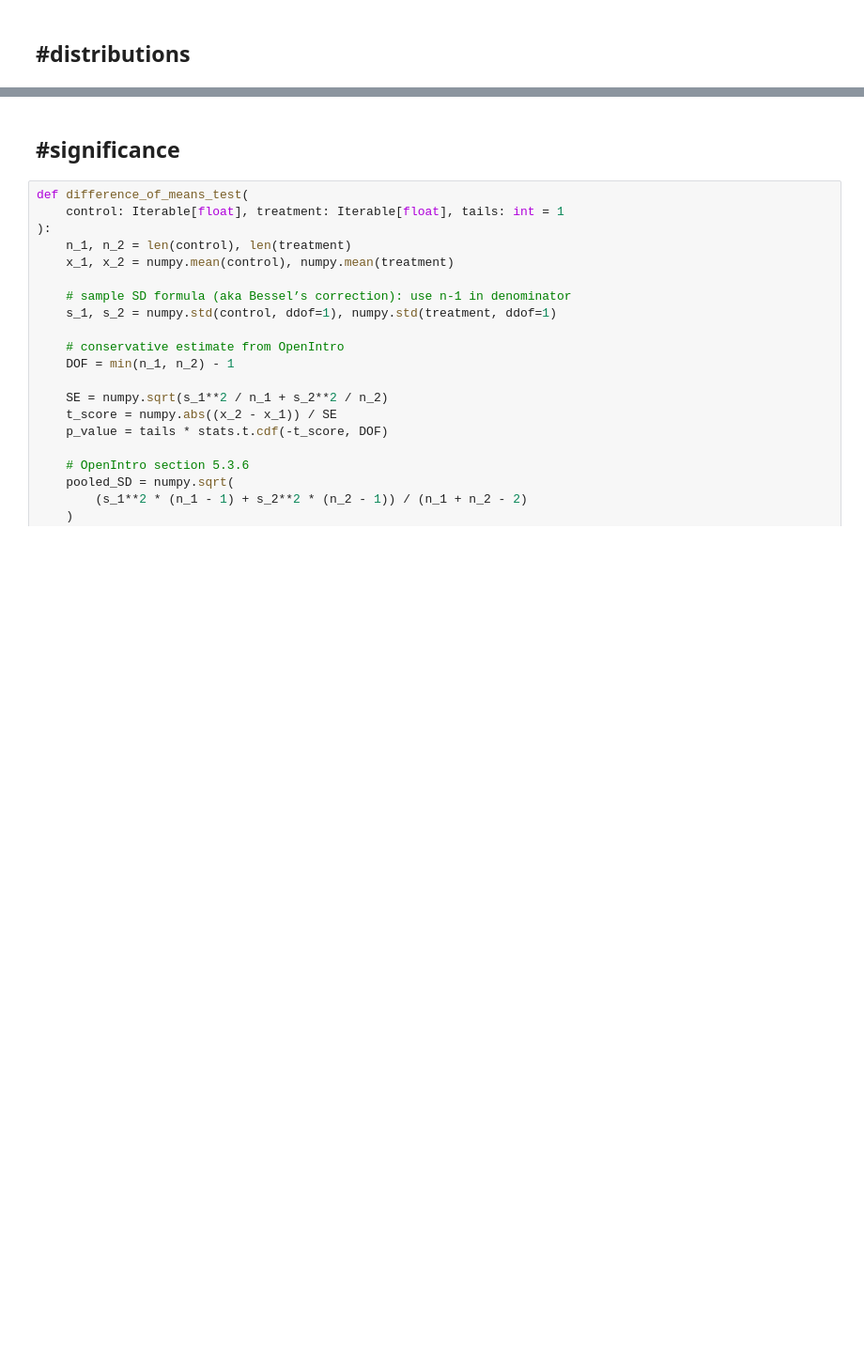
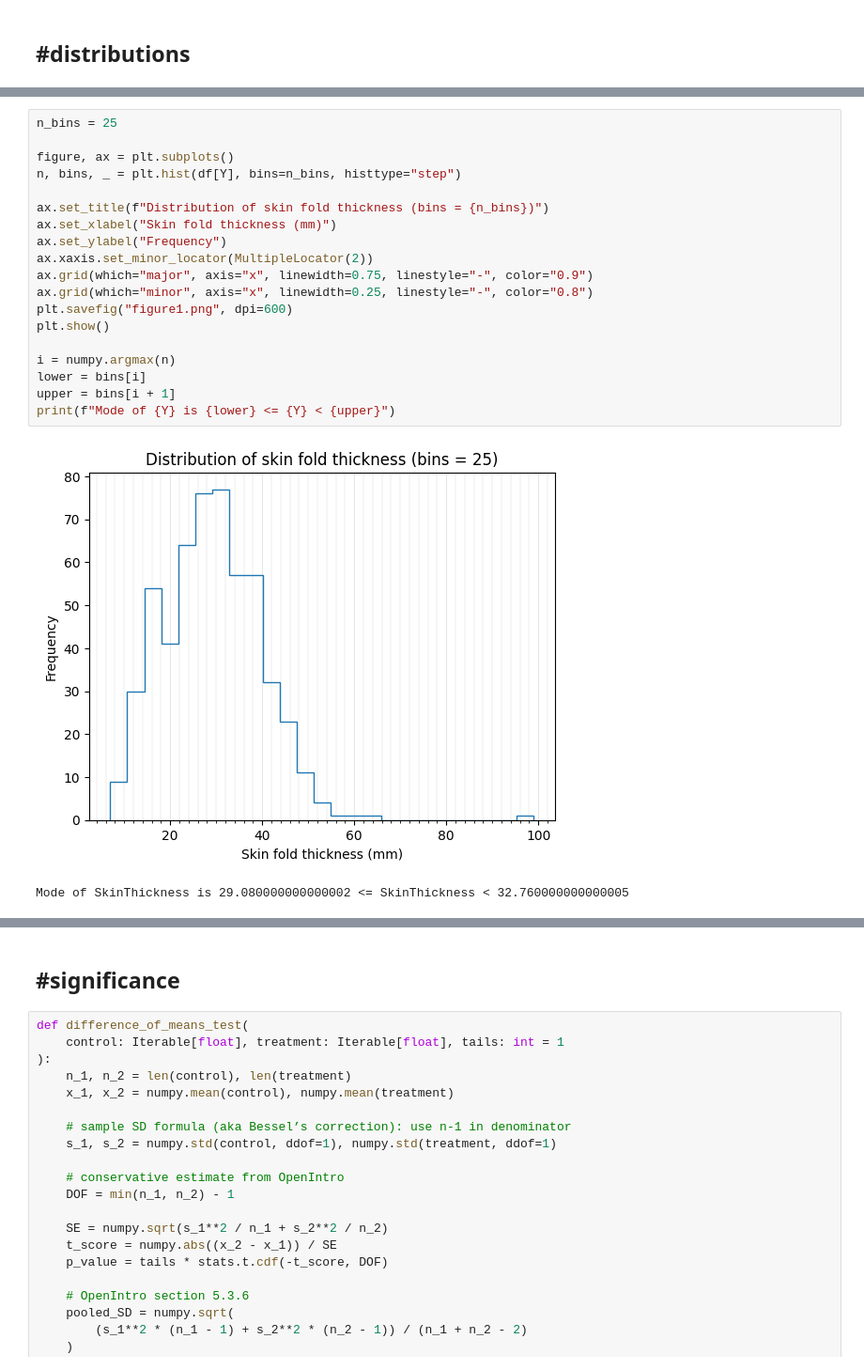
Before and after one commit to 000alen/cs50-statistical-inference, a Jupyter notebook: Alen.ipynb, the cells around one changed output, grey strips where cells are left out. Shown: that part at 94% size. Saved outputs shown, nothing was run; the diff lists cells and outputs as text; blank space fills up the shorter version.

```diff
--- a/Alen.ipynb
+++ b/Alen.ipynb
@@ -78,3 +103,25 @@ plt.show()
+# %%
+n_bins = 25
+
+figure, ax = plt.subplots()
+n, bins, _ = plt.hist(df[Y], bins=n_bins, histtype="step")
+
+ax.set_title(f"Distribution of skin fold thickness (bins = {n_bins})")
+ax.set_xlabel("Skin fold thickness (mm)")
+ax.set_ylabel("Frequency")
+ax.xaxis.set_minor_locator(MultipleLocator(2))
+ax.grid(which="major", axis="x", linewidth=0.75, linestyle="-", color="0.9")
+ax.grid(which="minor", axis="x", linewidth=0.25, linestyle="-", color="0.8")
+plt.savefig("figure1.png", dpi=600)
+plt.show()
+
+i = numpy.argmax(n)
+lower = bins[i]
+upper = bins[i + 1]
+print(f"Mode of {Y} is {lower} <= {Y} < {upper}")
+# %% [output]
+[figure, added]
+Mode of SkinThickness is 29.080000000000002 <= SkinThickness < 32.760000000000005
 # %%
 control_range = control[Y].max() - control[Y].min()
 treatment_range = treatment[Y].max() - treatment[Y].min()
```
Also changed, not shown: parts of 7 cells of this notebook, 2 other files.
